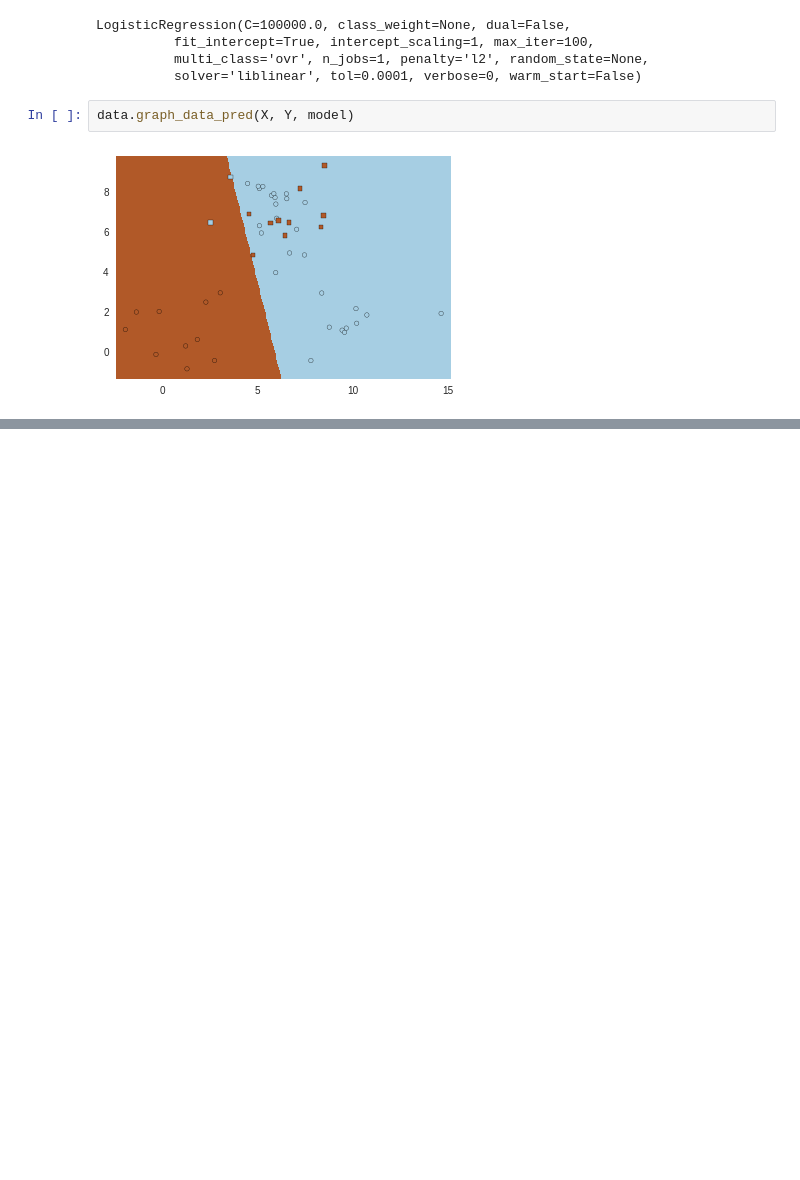
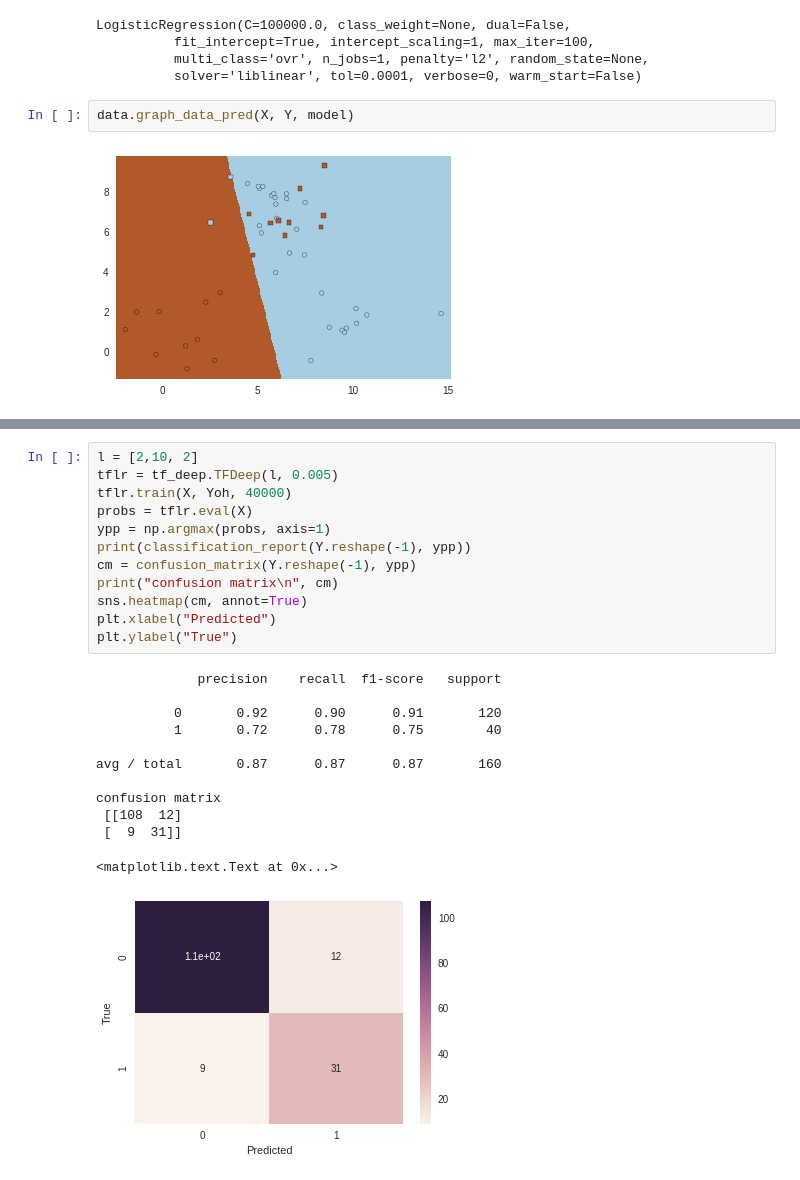
Before and after one commit to nmiculinic/du-fer, a Jupyter notebook: Lab1.ipynb, the cells around one changed output, grey strips where cells are left out. Drawn from its saved outputs; the diff is of its cells as text; blank space fills up the shorter version.

```diff
--- a/Lab1.ipynb
+++ b/Lab1.ipynb
@@ -43,0 +66,25 @@ avg / total       0.78      0.76      0.74        50
+# %%
+l = [2,10, 2]
+tflr = tf_deep.TFDeep(l, 0.005)
+tflr.train(X, Yoh, 40000)
+probs = tflr.eval(X)
+ypp = np.argmax(probs, axis=1)
+print(classification_report(Y.reshape(-1), ypp))
+cm = confusion_matrix(Y.reshape(-1), ypp)
+print("confusion matrix\n", cm)
+sns.heatmap(cm, annot=True)
+plt.xlabel("Predicted")
+plt.ylabel("True")
+# %% [output]
+             precision    recall  f1-score   support
+
+          0       0.92      0.90      0.91       120
+          1       0.72      0.78      0.75        40
+
+avg / total       0.87      0.87      0.87       160
+
+confusion matrix
+ [[108  12]
+ [  9  31]]
+<matplotlib.text.Text at 0x...>
+[figure, added]
```
Also changed, not shown: parts of 19 cells of this notebook, 38 other files.
